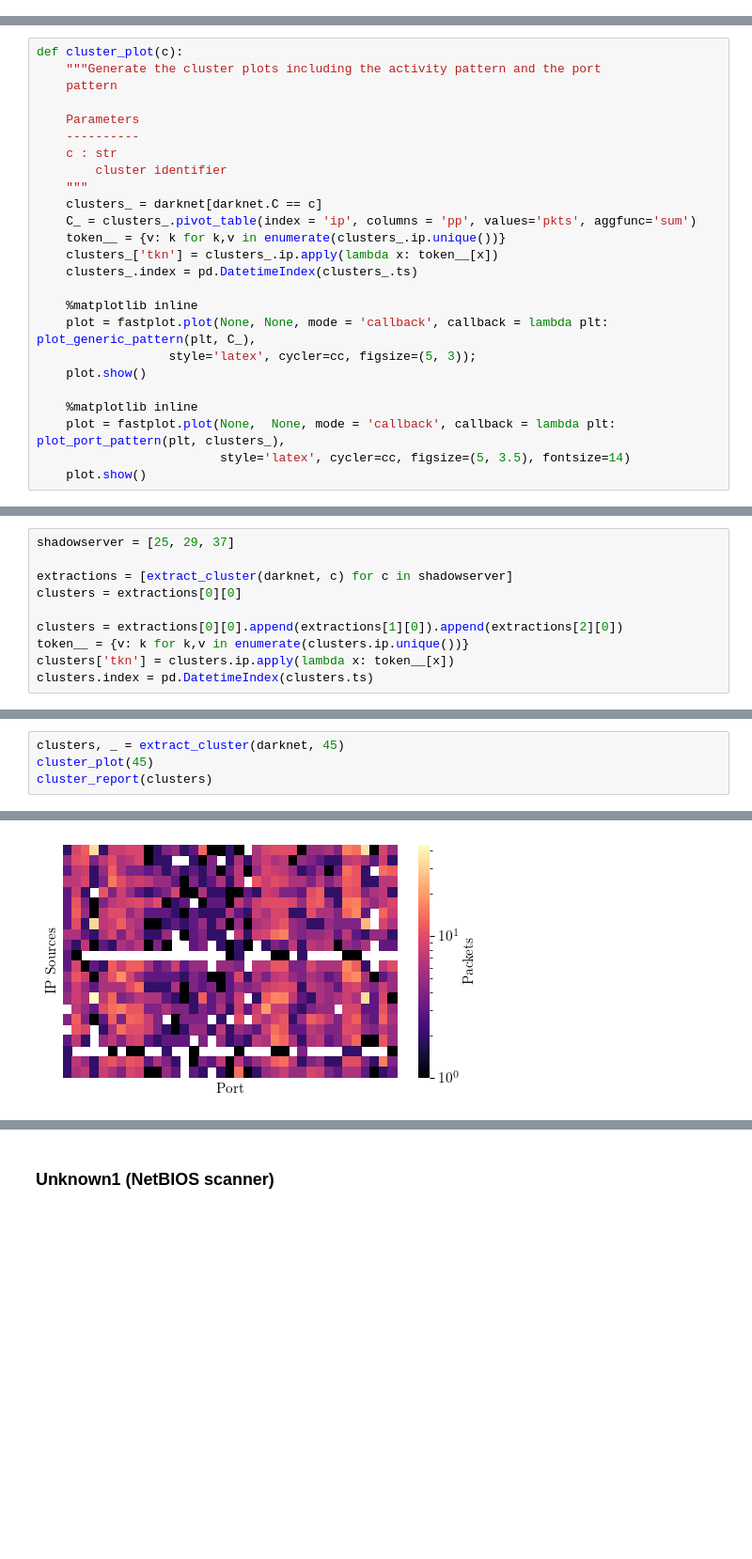
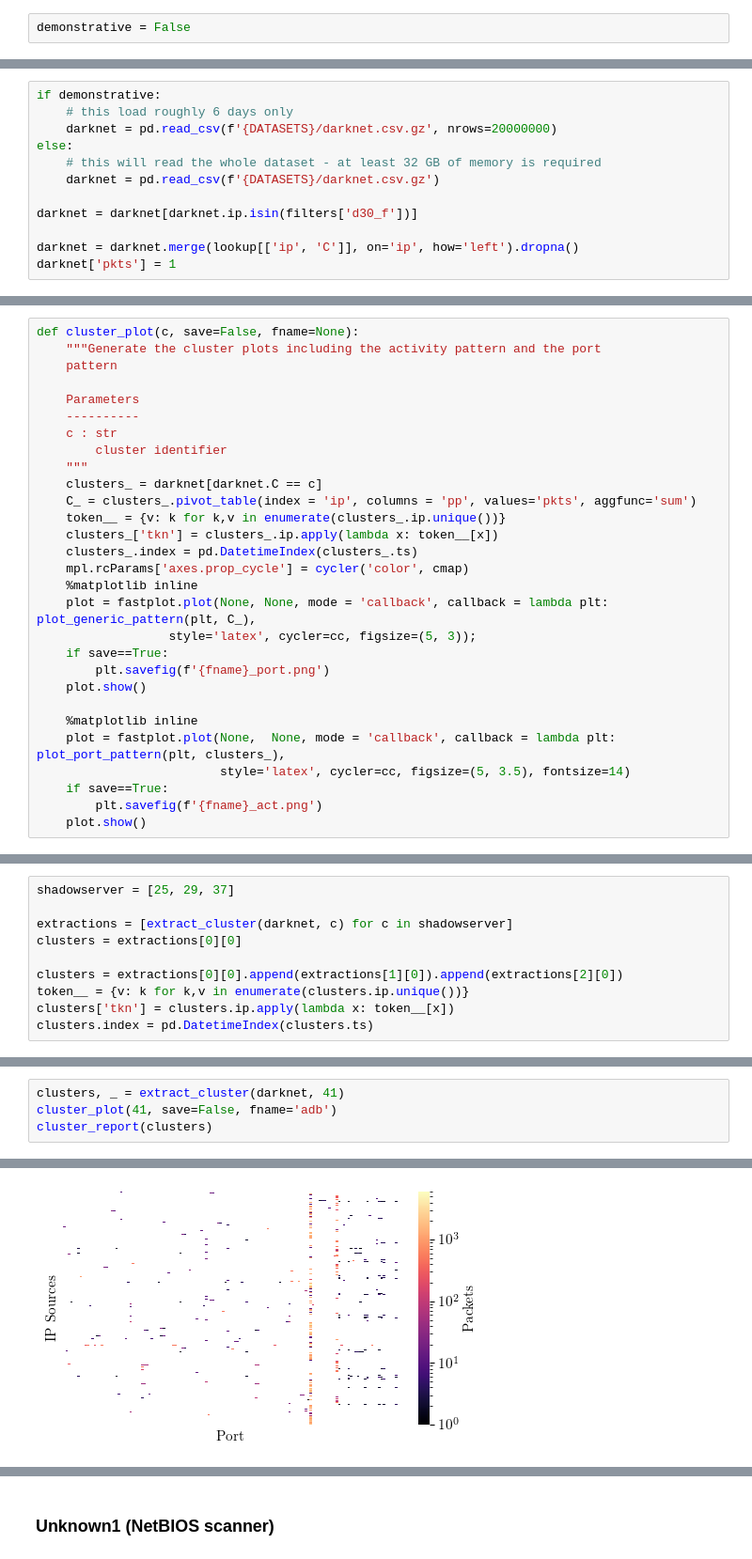
Before and after one commit to SmartData-Polito/darkvec, a Jupyter notebook: 03-clustering.ipynb, the cells around one changed output, grey strips where cells are left out. Shown: that part at 94% size. Saved outputs shown, nothing was run; the diff lists cells and outputs as text; blank space fills up the shorter version.

```diff
--- a/03-clustering.ipynb
+++ b/03-clustering.ipynb
@@ -62,6 +62,8 @@ from cycler import cycler
 
 cc = (cycler('color',['k', 'r', 'b', 'g', 'y', 'm', 'c'])+
       cycler('linestyle',['-', '--', '-.', ':', '-', '--', '-.']))
+# %%
+demonstrative = False
 # %% [markdown]
 # <b>Clustering Methodology</b> <a name="clustering"></a>
 
@@ -265,7 +252,19 @@ plot.show()
+# %%
+if demonstrative:
+    # this load roughly 6 days only
+    darknet = pd.read_csv(f'{DATASETS}/darknet.csv.gz', nrows=20000000)
+else:
+    # this will read the whole dataset - at least 32 GB of memory is required
+    darknet = pd.read_csv(f'{DATASETS}/darknet.csv.gz')
+
+darknet = darknet[darknet.ip.isin(filters['d30_f'])]
+
+darknet = darknet.merge(lookup[['ip', 'C']], on='ip', how='left').dropna()
+darknet['pkts'] = 1
 # %% [markdown]
 ### <b>Censys (Sub-clusters)</b> <a name="censysC"></a>
 # %%
-def cluster_plot(c):
+def cluster_plot(c, save=False, fname=None):
     """Generate the cluster plots including the activity pattern and the port
     pattern
 
@@ -279,15 +278,19 @@ def cluster_plot(c):
     token__ = {v: k for k,v in enumerate(clusters_.ip.unique())}
     clusters_['tkn'] = clusters_.ip.apply(lambda x: token__[x])
     clusters_.index = pd.DatetimeIndex(clusters_.ts)
-
+    mpl.rcParams['axes.prop_cycle'] = cycler('color', cmap)
     %matplotlib inline
     plot = fastplot.plot(None, None, mode = 'callback', callback = lambda plt: plot_generic_pattern(plt, C_),
                   style='latex', cycler=cc, figsize=(5, 3));
+    if save==True:
+        plt.savefig(f'{fname}_port.png')
     plot.show()
 
     %matplotlib inline
     plot = fastplot.plot(None,  None, mode = 'callback', callback = lambda plt: plot_port_pattern(plt, clusters_),
                          style='latex', cycler=cc, figsize=(5, 3.5), fontsize=14)
+    if save==True:
+        plt.savefig(f'{fname}_act.png')
     plot.show()
 # %%
 censys = [28, 33, 34, 42, 44, 5, 39]
@@ -385,8 +390,8 @@ plot.show()
 # %%
-clusters, _ = extract_cluster(darknet, 45)
-cluster_plot(45)
+clusters, _ = extract_cluster(darknet, 41)
+cluster_plot(41, save=False, fname='adb')
 cluster_report(clusters)
 # %% [output]
 <Figure size 640x480 with 0 Axes>
-[figure, old version]
+[figure, new version]
 <Figure size 640x480 with 0 Axes>
```
Also changed, not shown: parts of 26 cells of this notebook, 2 other files.
